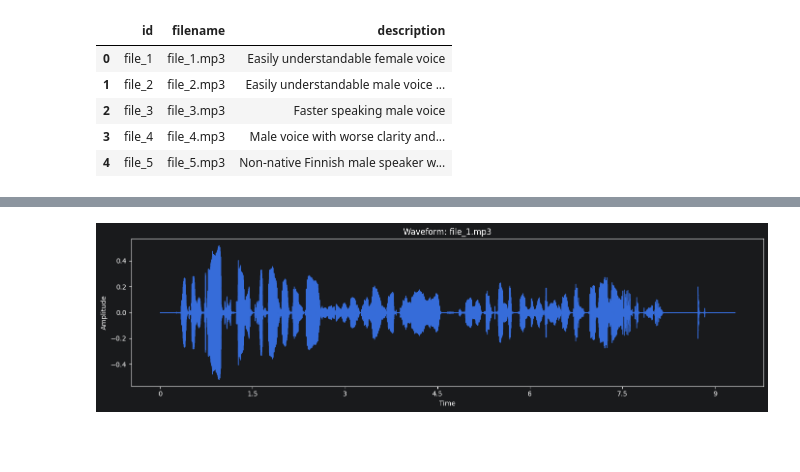
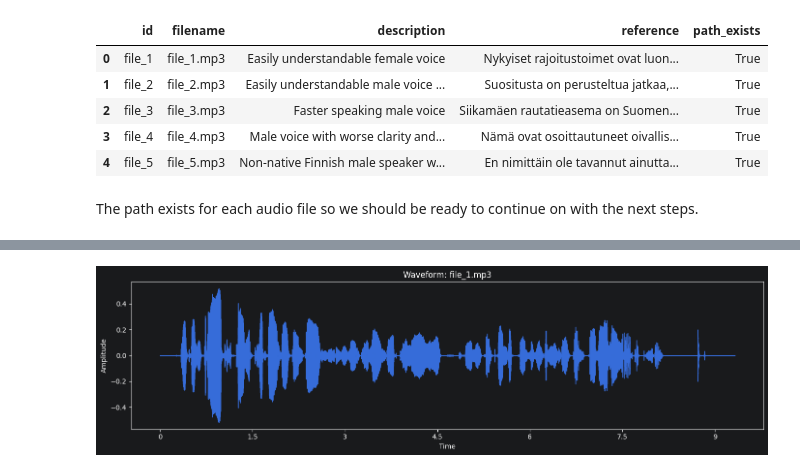
Before and after one commit to TheColourYellow/2026-Spring-Neural-Network-Project, a Jupyter notebook: assignment-3/whisper.ipynb, the cells around one changed output, grey strips where cells are left out. Saved outputs shown, nothing was run; the diff lists cells and outputs as text; code cells hidden in the pictures; blank space fills up the shorter version.

```diff
--- a/assignment-3/whisper.ipynb
+++ b/assignment-3/whisper.ipynb
@@ -27,50 +45,53 @@ samples = [
         "id": "file_1",
         "filename": "file_1.mp3",
         "description": "Easily understandable female voice",
-        "reference": "Nykyiset rajoitustoimet ovat luonteeltaan pääasiassa hyvin yleisiä ja laajoja fyysisten kontaktien vähentämiseen tähtääviä rajoituksia",
+        "reference": "Nykyiset rajoitustoimet ovat luonteeltaan pääasiassa hyvin yleisiä ja laajoja fyysisten kontaktien vähentämiseen tähtääviä rajoituksia.",
     },
     {
         "id": "file_2",
         "filename": "file_2.mp3",
         "description": "Easily understandable male voice with slight background noise",
-        "reference": "Suositusta on perusteltua jatkaa, jotta altistusta lähikontakteille ja tartuntariskille voidaan vähentää",
+        "reference": "Suositusta on perusteltua jatkaa, jotta altistusta lähikontakteille ja tartuntariskille voidaan vähentää.",
     },
     {
         "id": "file_3",
         "filename": "file_3.mp3",
         "description": "Faster speaking male voice",
-        "reference": "Siikamäen rautatieasema on suomen rataverkolla pieksämäen kaupungissa eteläsavossa rataosalla pieksämäki-joensuu sijaitseva rautatieliikenne paikka",
+        "reference": "Siikamäen rautatieasema on Suomen rataverkolla Pieksämäen kaupungissa Etelä-Savossa rataosalla Pieksämäki–Joensuu sijaitseva rautatieliikennepaikka.",
     },
     {
         "id": "file_4",
         "filename": "file_4.mp3",
         "description": "Male voice with worse clarity and more noise",
-        "reference": "Nämä ovat osoittautuneet oivalliseksi keinoksi rohkaista opiskelijoita ja opettajiakin harjaannuttamaan kielitaitoaan",
+        "reference": "Nämä ovat osoittautuneet oivalliseksi keinoksi rohkaista opiskelijoita ja opettajiakin harjaannuttamaan kielitaitoaan.",
     },
     {
         "id": "file_5",
         "filename": "file_5.mp3",
         "description": "Non-native Finnish male speaker with accent",
-        "reference": "En nimittäin ole tavannut ainuttakaan työnantajien edustajaa joka kannattaisi tätä tarkistusta",
+        "reference": "En nimittäin ole tavannut ainuttakaan työnantajien edustajaa, joka kannattaisi tätä tarkistusta.",
     },
 ]
 
 for sample in samples:
     sample["path"] = file_root / sample["filename"]
 
 pd.DataFrame([
     {
         "id": sample["id"],
         "filename": sample["filename"],
         "description": sample["description"],
         "reference": sample["reference"],
+        "path_exists": sample["path"].exists(),
     }
     for sample in samples
 ])
 # %% [output]
-|  | id | filename | description |
-| 0 | file_1 | file_1.mp3 | Easily understandable female voice |
-| 1 | file_2 | file_2.mp3 | Easily understandable male voice ... |
-| 2 | file_3 | file_3.mp3 | Faster speaking male voice |
-| 3 | file_4 | file_4.mp3 | Male voice with worse clarity and... |
-| 4 | file_5 | file_5.mp3 | Non-native Finnish male speaker w... |
+|  | id | filename | description | reference | path_exists |
+| 0 | file_1 | file_1.mp3 | Easily understandable female voice | Nykyiset rajoitustoimet ovat luon... | True |
+| 1 | file_2 | file_2.mp3 | Easily understandable male voice ... | Suositusta on perusteltua jatkaa,... | True |
+| 2 | file_3 | file_3.mp3 | Faster speaking male voice | Siikamäen rautatieasema on Suomen... | True |
+| 3 | file_4 | file_4.mp3 | Male voice with worse clarity and... | Nämä ovat osoittautuneet oivallis... | True |
+| 4 | file_5 | file_5.mp3 | Non-native Finnish male speaker w... | En nimittäin ole tavannut ainutta... | True |
+# %% [markdown]
+The path exists for each audio file so we should be ready to continue on with the next steps.
```
Also changed, not shown: parts of 18 cells of this notebook.
